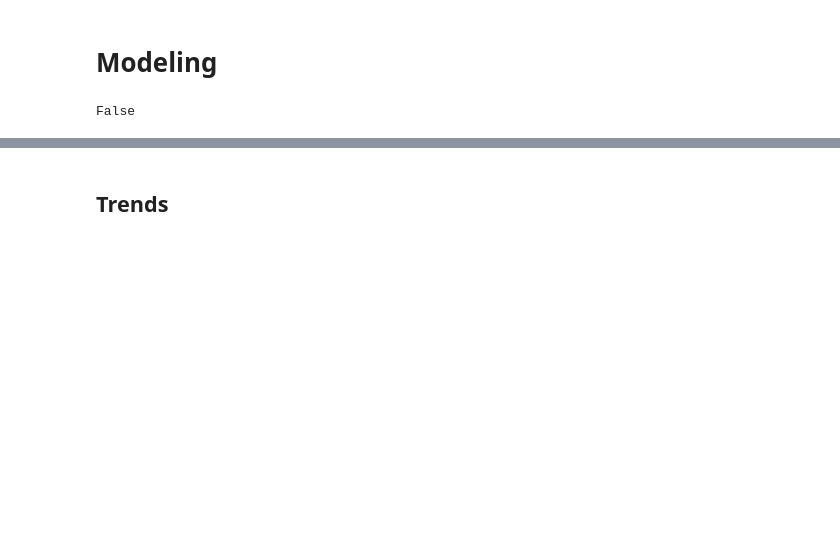
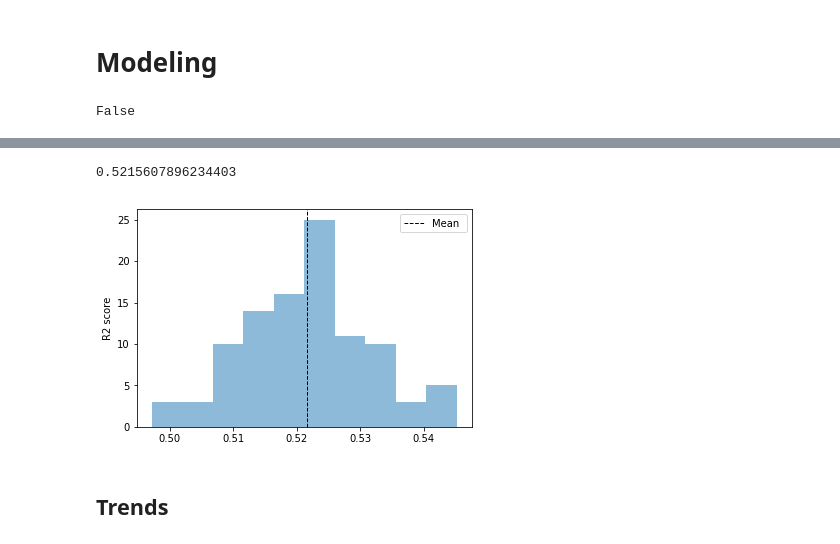
Before and after one commit to nikitakrutoy/MoviesIncomePrediction, a Jupyter notebook: MoviesDataset.ipynb, the cells around one changed output, grey strips where cells are left out. Cells and saved outputs as stored; diff of their text form; code cells hidden in the pictures; blank space fills up the shorter version.

```diff
--- a/MoviesDataset.ipynb
+++ b/MoviesDataset.ipynb
@@ -302,0 +338,3 @@ def compare_features(X_1, X_2, y, label1="X_1", label2="X_2"):
+# %%
+score(X, np.log(y), label="")
+# %% [output]
@@ -303,2 +342,4 @@ def compare_features(X_1, X_2, y, label1="X_1", label2="X_2"):
+0.5215607896234403
+[figure, added]
 # %% [markdown]
 ## Trends
```
Also changed, not shown: parts of 26 cells of this notebook, 1 other file.
